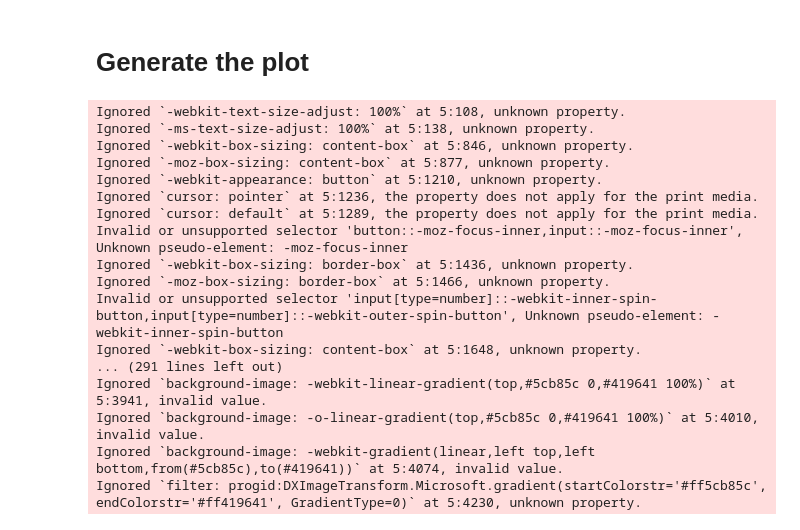
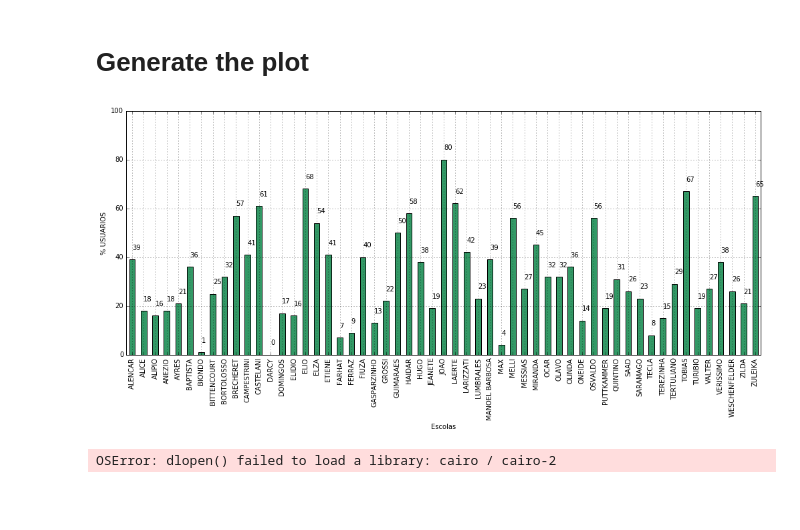
Before and after one commit to FundacaoLemann/pdf, a Jupyter notebook: BarCharts.ipynb, the cells around one changed output. Drawn from its saved outputs; the diff is of its cells as text; code cells hidden in the pictures; blank space fills up the shorter version.

```diff
--- a/BarCharts.ipynb
+++ b/BarCharts.ipynb
@@ -22,43 +35,30 @@ params = {
     'figsize': (14, 7),
     'grid': True,
     'color': "#339966",
-    'rot': 0
+    'rot': 90
 }
 # %%
 # generate the plot
 plot = df.plot(**params)
 
 # annotate the values above the bars
 for idx, label in enumerate(list(df.index)):
     for acc in df.columns:
         value = np.round(df.ix[idx][acc],decimals=2)
         plot.annotate(value, (idx, value), xytext=(0, 15), textcoords='offset points')
 
 # set the labels
 plot.set_ylabel('% USUARIOS')
-plot.set_xlabel('X LABEL')
+plot.set_xlabel('Escolas')
 
 # export chart
 fig = plot.get_figure()
+fig.tight_layout()
 fig.savefig("output.png")
+# %% [output]
+[figure, added]
 # %%
 from weasyprint import HTML
-HTML('ab.html').write_pdf('/tmp/weekly_report.pdf')
+HTML('ab.html').write_pdf('./weekly_report.pdf')
 # %% [output]
-Ignored `-webkit-text-size-adjust: 100%` at 5:108, unknown property.
-Ignored `-ms-text-size-adjust: 100%` at 5:138, unknown property.
-Ignored `-webkit-box-sizing: content-box` at 5:846, unknown property.
-Ignored `-moz-box-sizing: content-box` at 5:877, unknown property.
-Ignored `-webkit-appearance: button` at 5:1210, unknown property.
-Ignored `cursor: pointer` at 5:1236, the property does not apply for the print media.
-Ignored `cursor: default` at 5:1289, the property does not apply for the print media.
-Invalid or unsupported selector 'button::-moz-focus-inner,input::-moz-focus-inner', Unknown pseudo-element: -moz-focus-inner
-Ignored `-webkit-box-sizing: border-box` at 5:1436, unknown property.
-Ignored `-moz-box-sizing: border-box` at 5:1466, unknown property.
-Invalid or unsupported selector 'input[type=number]::-webkit-inner-spin-button,input[type=number]::-webkit-outer-spin-button', Unknown pseudo-element: -webkit-inner-spin-button
-Ignored `-webkit-box-sizing: content-box` at 5:1648, unknown property.
-... (291 lines left out)
-Ignored `background-image: -webkit-linear-gradient(top,#5cb85c 0,#419641 100%)` at 5:3941, invalid value.
-Ignored `background-image: -o-linear-gradient(top,#5cb85c 0,#419641 100%)` at 5:4010, invalid value.
-Ignored `background-image: -webkit-gradient(linear,left top,left bottom,from(#5cb85c),to(#419641))` at 5:4074, invalid value.
-Ignored `filter: progid:DXImageTransform.Microsoft.gradient(startColorstr='#ff5cb85c', endColorstr='#ff419641', GradientType=0)` at 5:4230, unknown property.
+OSError: dlopen() failed to load a library: cairo / cairo-2
```
Also changed, not shown: parts of 3 cells of this notebook.
